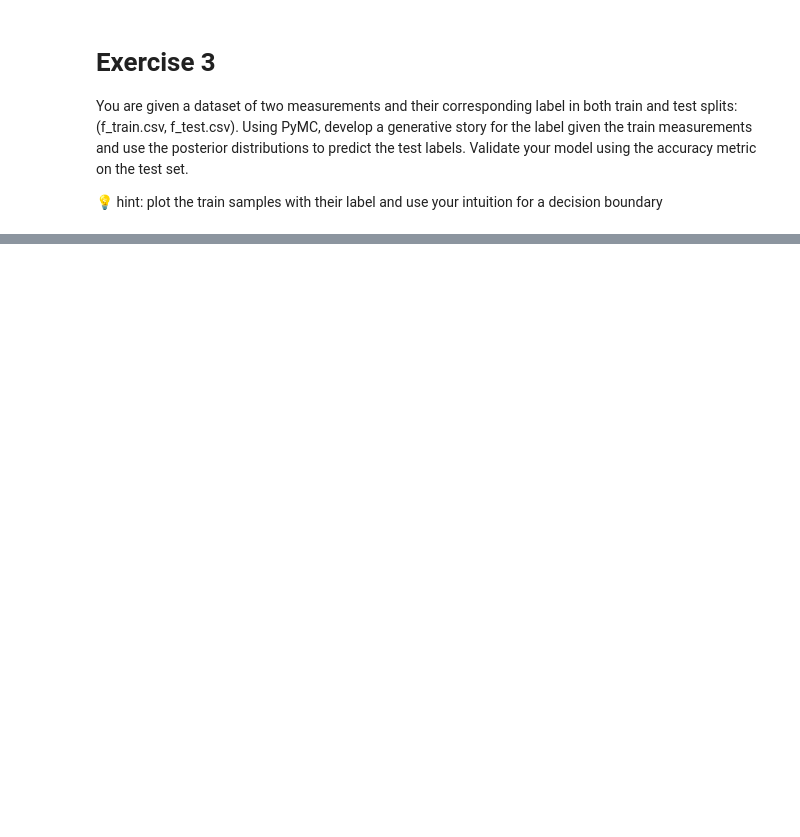
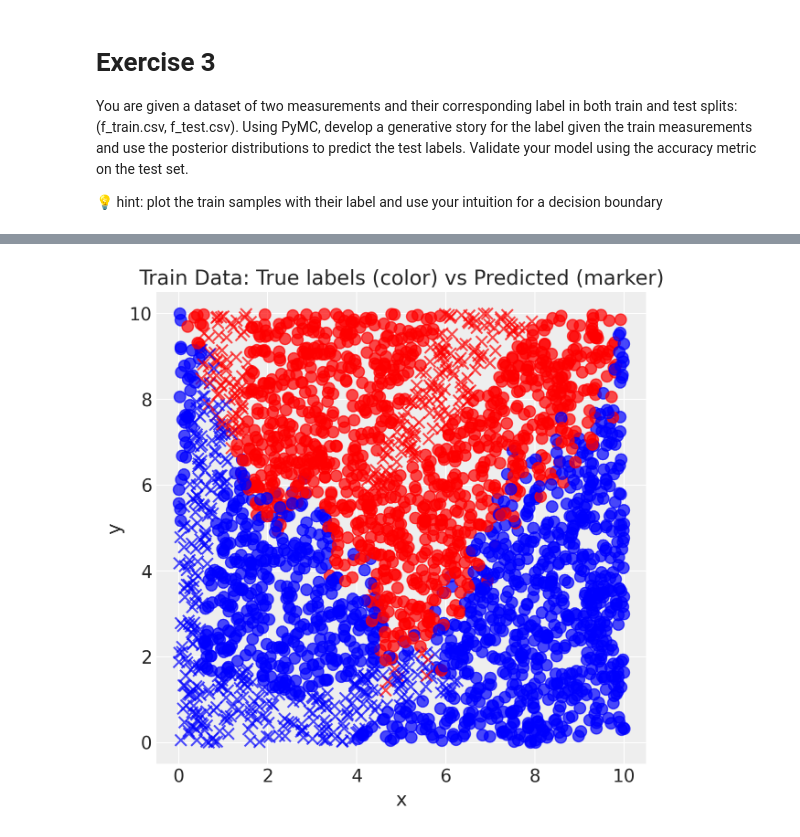
Before and after one commit to skpha13/University-Work, a Jupyter notebook: AI First Year/First Semester/Probabilistic Programming/Labs/L03/PP_Lab3.ipynb, the cells around one changed output, grey strips where cells are left out. Drawn from its saved outputs; the diff is of its cells as text; code cells hidden in the pictures; blank space fills up the shorter version.

```diff
--- a/AI First Year/First Semester/Probabilistic Programming/Labs/L03/PP_Lab3.ipynb
+++ b/AI First Year/First Semester/Probabilistic Programming/Labs/L03/PP_Lab3.ipynb
@@ -166,0 +315,26 @@ You are given a dataset of two measurements and their corresponding label in bot
+# %%
+with model:
+    posterior_pred = pm.sample_posterior_predictive(trace, var_names=["alpha","beta1","beta2"], return_inferencedata=False)
+
+alpha_samples = posterior_pred["alpha"][:, None]
+beta1_samples = posterior_pred["beta1"][:, None]
+beta2_samples = posterior_pred["beta2"][:, None]
+
+alpha_samples = alpha_samples.reshape(-1, 1)
+beta1_samples = beta1_samples.reshape(-1, 1)
+beta2_samples = beta2_samples.reshape(-1, 1)
+
+p_train_samples = 1 / (1 + np.exp(-(alpha_samples + beta1_samples * X_train["x"].values + beta2_samples * X_train["y"].values)))
+p_train_mean = p_train_samples.mean(axis=0)
+
+p_test_samples = 1 / (1 + np.exp(-(alpha_samples + beta1_samples * X_test["x"].values + beta2_samples * X_test["y"].values)))
+p_test_mean = p_test_samples.mean(axis=0)
+
+y_pred_train = (p_train_mean > 0.5).astype(int)
+y_pred = (p_test_mean > 0.5).astype(int)
+
+
+from sklearn.metrics import accuracy_score
+
+acc = accuracy_score(y_test, y_pred)
+print(f"Test Accuracy: {acc:.3f}")
@@ -166,0 +347,19 @@ You are given a dataset of two measurements and their corresponding label in bot
+# %%
+plt.figure(figsize=(6,6))
+
+# True label color
+colors = ["blue" if y==0 else "red" for y in y_train]
+
+# Predicted marker: "o" if predicted 0, "x" if predicted 1
+markers = ["o" if y==0 else "x" for y in y_pred_train]
+
+for i in range(len(X_train)):
+    plt.scatter(X_train["x"].iloc[i], X_train["y"].iloc[i],
+                color=colors[i], marker=markers[i], s=80, alpha=0.7)
+
+plt.xlabel("x")
+plt.ylabel("y")
+plt.title("Train Data: True labels (color) vs Predicted (marker)")
+plt.show()
+# %% [output]
+[figure, added]
```
Also changed, not shown: parts of 10 cells of this notebook.
